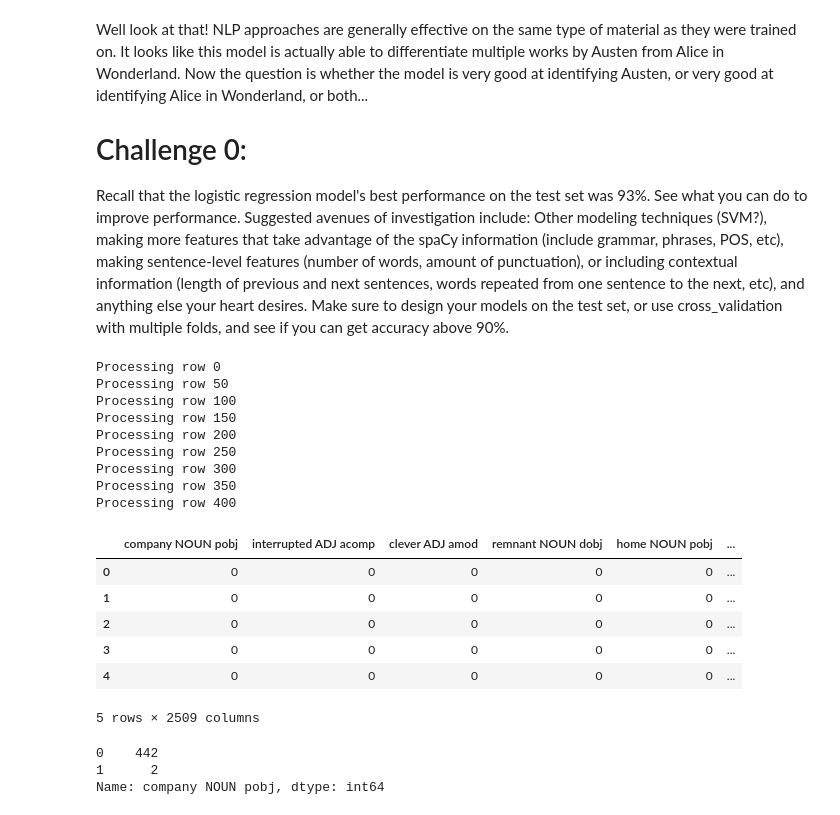
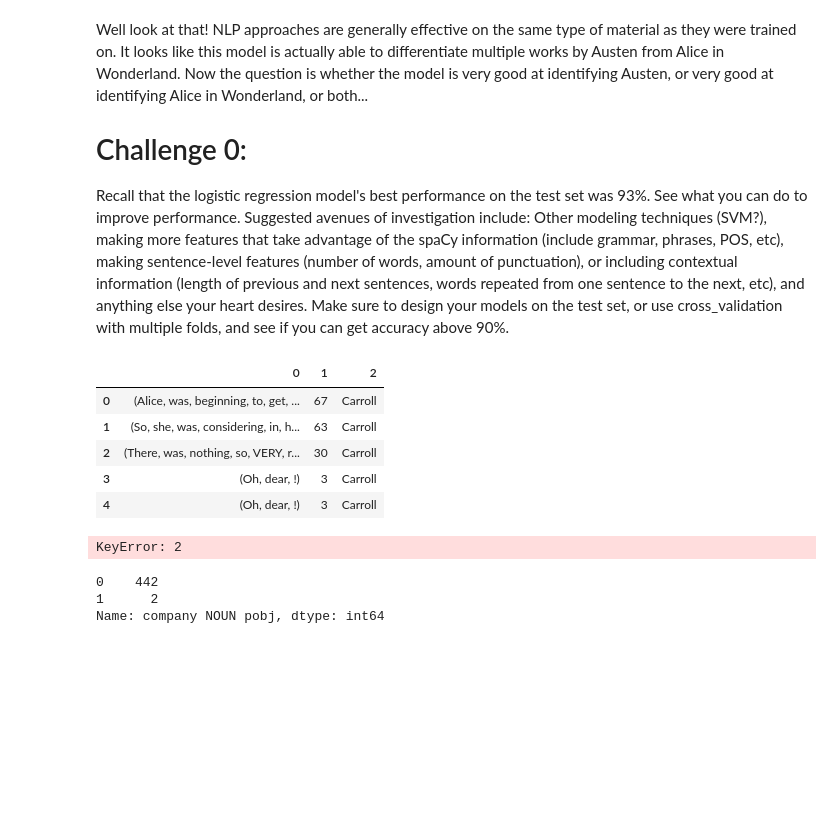
Before and after one commit to 26Jinx/Thinkful, a Jupyter notebook: Unit4/4_Natural_Language_Processing/2_Supervised_NLP.ipynb, the cells around one changed output. Drawn from its saved outputs; the diff is of its cells as text; code cells hidden in the pictures; blank space fills up the shorter version.

Commit message:
adding sentence level feature

```diff
--- a/Unit4/4_Natural_Language_Processing/2_Supervised_NLP.ipynb
+++ b/Unit4/4_Natural_Language_Processing/2_Supervised_NLP.ipynb
@@ -283,6 +283,22 @@ Well look at that!  NLP approaches are generally effective on the same type of m
 # Challenge 0:
 
 Recall that the logistic regression model's best performance on the test set was 93%.  See what you can do to improve performance.  Suggested avenues of investigation include: Other modeling techniques (SVM?), making more features that take advantage of the spaCy information (include grammar, phrases, POS, etc), making sentence-level features (number of words, amount of punctuation), or including contextual information (length of previous and next sentences, words repeated from one sentence to the next, etc), and anything else your heart desires.  Make sure to design your models on the test set, or use cross_validation with multiple folds, and see if you can get accuracy above 90%.
+# %%
+# Group into sentences
+# also add number of tokens in each sentence
+alice_sents_mod = [[sent, len(sent), "Carroll"] for sent in alice_doc.sents]
+persuasion_sents_mod = [[sent, len(sent), "Austen"] for sent in persuasion_doc.sents]
+
+# Combine the sentences from the two novels into one data frame.
+sentences_mod = pd.DataFrame(alice_sents_mod + persuasion_sents_mod)
+sentences_mod.head()
+# %% [output]
+|  | 0 | 1 | 2 |
+| 0 | (Alice, was, beginning, to, get, ... | 67 | Carroll |
+| 1 | (So, she, was, considering, in, h... | 63 | Carroll |
+| 2 | (There, was, nothing, so, VERY, r... | 30 | Carroll |
+| 3 | (Oh, dear, !) | 3 | Carroll |
+| 4 | (Oh, dear, !) | 3 | Carroll |
 # %%
 # Add more token level features
 # Let's modify the bow function to include part of speech and dependency
@@ -310,7 +326,8 @@ def bow_mod_features(sentences, common_words):
     # Scaffold the data frame and initialize counts to zero.
     df_mod = pd.DataFrame(columns=common_words)
     df_mod['text_sentence'] = sentences[0]
-    df_mod['text_source'] = sentences[1]
+    df_mod['sentence_len'] = sentences[1]
+    df_mod['text_source'] = sentences[2]
     df_mod.loc[:, common_words] = 0
 
     # Process each row, counting the occurrence of words in each sentence.
@@ -336,25 +353,10 @@ def bow_mod_features(sentences, common_words):
 
     return df_mod
 
-words_mod_count = bow_mod_features(sentences, commonwords_mod)
+words_mod_count = bow_mod_features(sentences_mod, commonwords_mod)
 words_mod_count.head()
 # %% [output]
-Processing row 0
-Processing row 50
-Processing row 100
-Processing row 150
-Processing row 200
-Processing row 250
-Processing row 300
-Processing row 350
-Processing row 400
+KeyError: 2
-|  | company NOUN pobj | interrupted ADJ acomp | clever ADJ amod | remnant NOUN dobj | home NOUN pobj | ... |
-| 0 | 0 | 0 | 0 | 0 | 0 | ... |
-| 1 | 0 | 0 | 0 | 0 | 0 | ... |
-| 2 | 0 | 0 | 0 | 0 | 0 | ... |
-| 3 | 0 | 0 | 0 | 0 | 0 | ... |
-| 4 | 0 | 0 | 0 | 0 | 0 | ... |
-5 rows × 2509 columns
 # %%
 # testing to make sure that the counter is actually working
 words_mod_count['company NOUN pobj'].value_counts()
```
